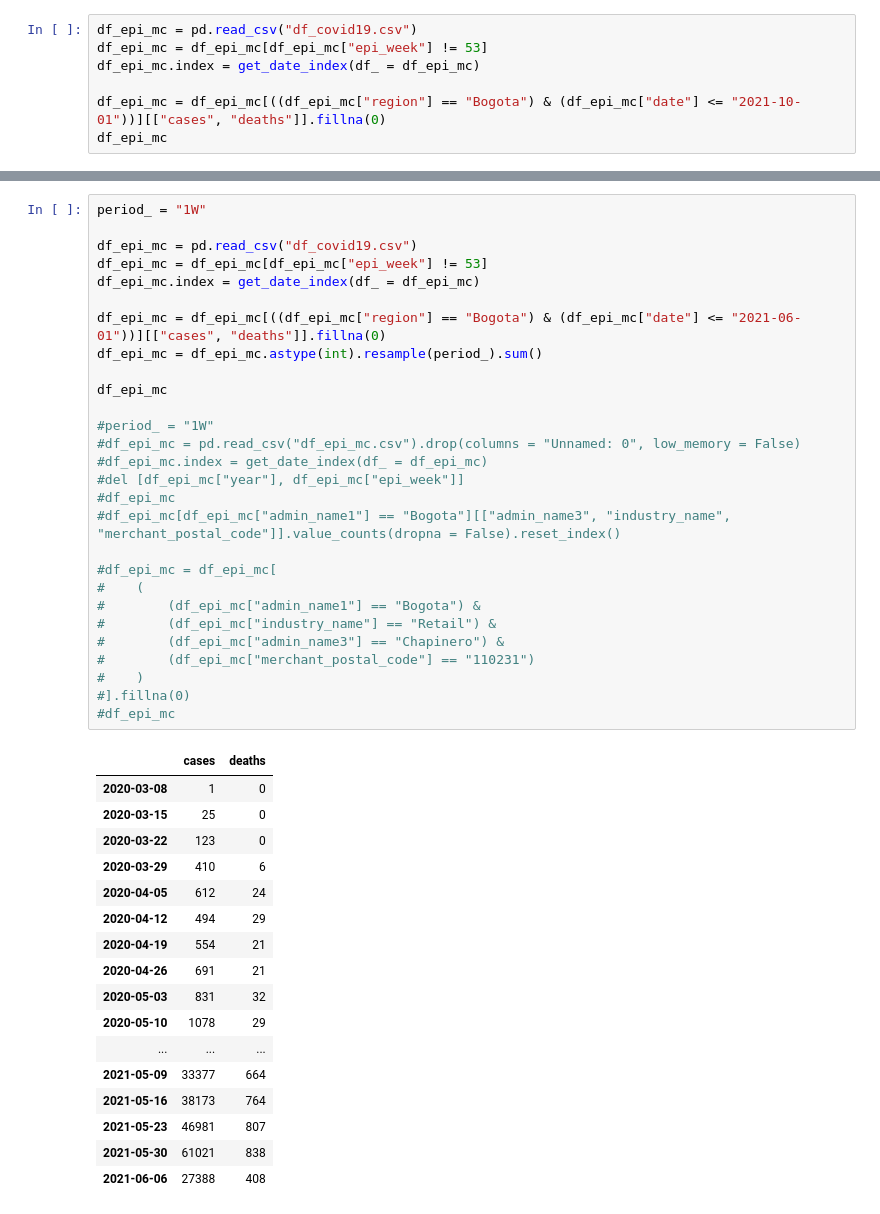
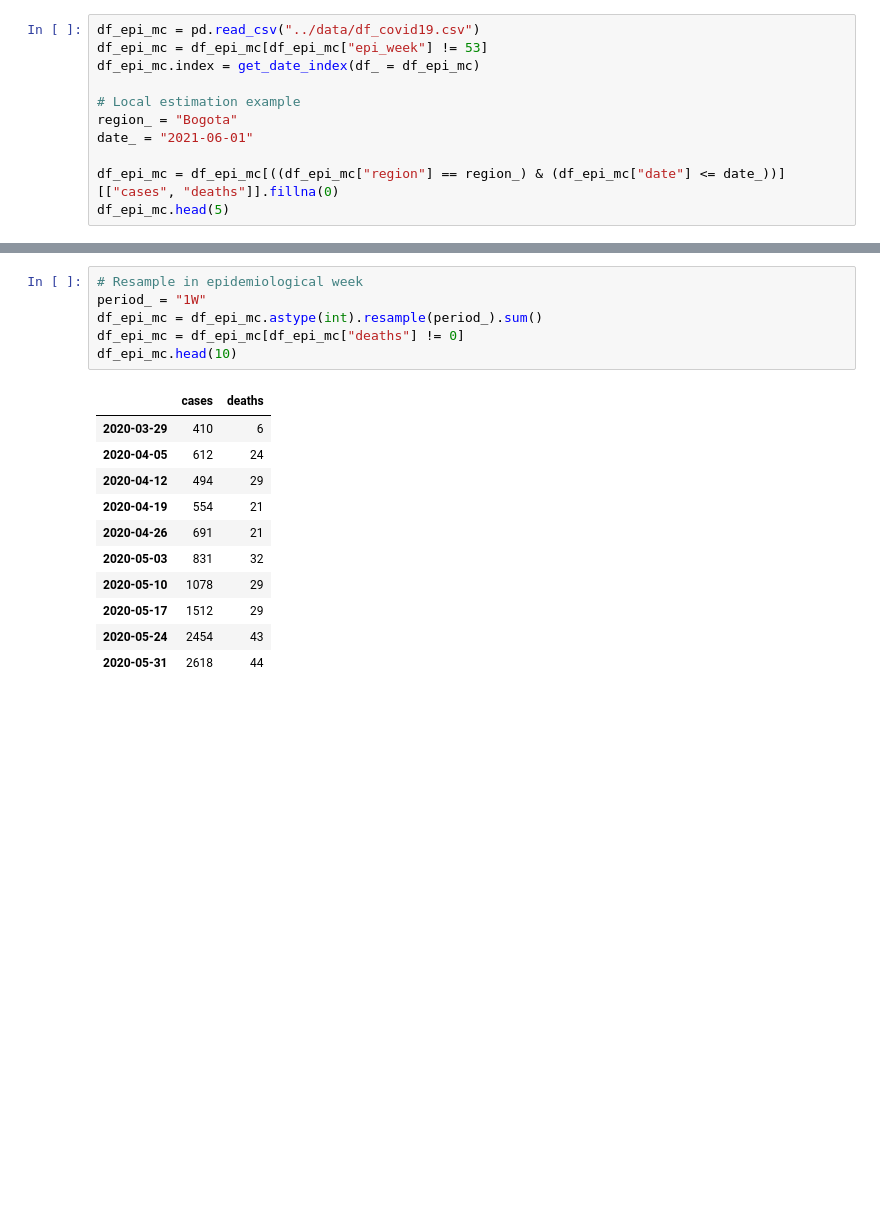
Before and after one commit to TRACE-LAC/pet-epi-notebooks, a Jupyter notebook: notebooks/proyeccion_sktime_epi_mc.ipynb, the cells around one changed output, grey strips where cells are left out. Saved outputs shown, nothing was run; the diff lists cells and outputs as text; blank space fills up the shorter version.

Commit message:
feat: Add forecasting final example with Unobservedcomponents forecaster

```diff
--- a/notebooks/proyeccion_sktime_epi_mc.ipynb
+++ b/notebooks/proyeccion_sktime_epi_mc.ipynb
@@ -62,10 +87,14 @@ def get_date_index(df_):
 # %%
-df_epi_mc = pd.read_csv("df_covid19.csv")
+df_epi_mc = pd.read_csv("../data/df_covid19.csv")
 df_epi_mc = df_epi_mc[df_epi_mc["epi_week"] != 53]
 df_epi_mc.index = get_date_index(df_ = df_epi_mc)
 
-df_epi_mc = df_epi_mc[((df_epi_mc["region"] == "Bogota") & (df_epi_mc["date"] <= "2021-10-01"))][["cases", "deaths"]].fillna(0)
-df_epi_mc
+# Local estimation example
+region_ = "Bogota"
+date_ = "2021-06-01"
+
+df_epi_mc = df_epi_mc[((df_epi_mc["region"] == region_) & (df_epi_mc["date"] <= date_))][["cases", "deaths"]].fillna(0)
+df_epi_mc.head(5)
 # %% [output]
 |  | cases | deaths |
 | 2020-03-02 | 1 | 0 |
@@ -83,36 +105,11 @@ df_epi_mc
 # %%
+# Resample in epidemiological week
 period_ = "1W"
-
-df_epi_mc = pd.read_csv("df_covid19.csv")
-df_epi_mc = df_epi_mc[df_epi_mc["epi_week"] != 53]
-df_epi_mc.index = get_date_index(df_ = df_epi_mc)
-
-df_epi_mc = df_epi_mc[((df_epi_mc["region"] == "Bogota") & (df_epi_mc["date"] <= "2021-06-01"))][["cases", "deaths"]].fillna(0)
 df_epi_mc = df_epi_mc.astype(int).resample(period_).sum()
-
-df_epi_mc
-
-#period_ = "1W"
-#df_epi_mc = pd.read_csv("df_epi_mc.csv").drop(columns = "Unnamed: 0", low_memory = False)
-#df_epi_mc.index = get_date_index(df_ = df_epi_mc)
-#del [df_epi_mc["year"], df_epi_mc["epi_week"]]
-#df_epi_mc
-#df_epi_mc[df_epi_mc["admin_name1"] == "Bogota"][["admin_name3", "industry_name", "merchant_postal_code"]].value_counts(dropna = False).reset_index()
-
-#df_epi_mc = df_epi_mc[
-#    (
-#        (df_epi_mc["admin_name1"] == "Bogota") &
-#        (df_epi_mc["industry_name"] == "Retail") &
-#        (df_epi_mc["admin_name3"] == "Chapinero") &
-#        (df_epi_mc["merchant_postal_code"] == "110231")
-#    )
-#].fillna(0)
-#df_epi_mc
+df_epi_mc = df_epi_mc[df_epi_mc["deaths"] != 0]
+df_epi_mc.head(10)
 # %% [output]
 |  | cases | deaths |
-| 2020-03-08 | 1 | 0 |
-| 2020-03-15 | 25 | 0 |
-| 2020-03-22 | 123 | 0 |
 | 2020-03-29 | 410 | 6 |
 | 2020-04-05 | 612 | 24 |
 | 2020-04-12 | 494 | 29 |
@@ -120,10 +117,7 @@ df_epi_mc
 | 2020-04-26 | 691 | 21 |
 | 2020-05-03 | 831 | 32 |
 | 2020-05-10 | 1078 | 29 |
-| ... | ... | ... |
-| 2021-05-09 | 33377 | 664 |
-| 2021-05-16 | 38173 | 764 |
-| 2021-05-23 | 46981 | 807 |
-| 2021-05-30 | 61021 | 838 |
-| 2021-06-06 | 27388 | 408 |
+| 2020-05-17 | 1512 | 29 |
+| 2020-05-24 | 2454 | 43 |
+| 2020-05-31 | 2618 | 44 |
 # %% [markdown]
```
Also changed, not shown: parts of 23 cells of this notebook.
